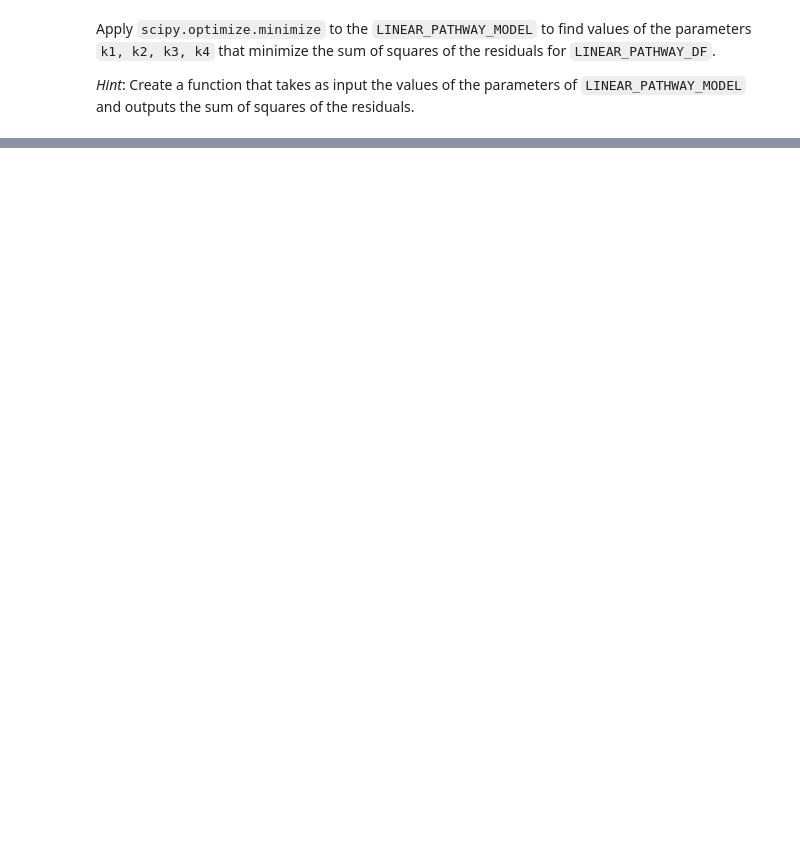
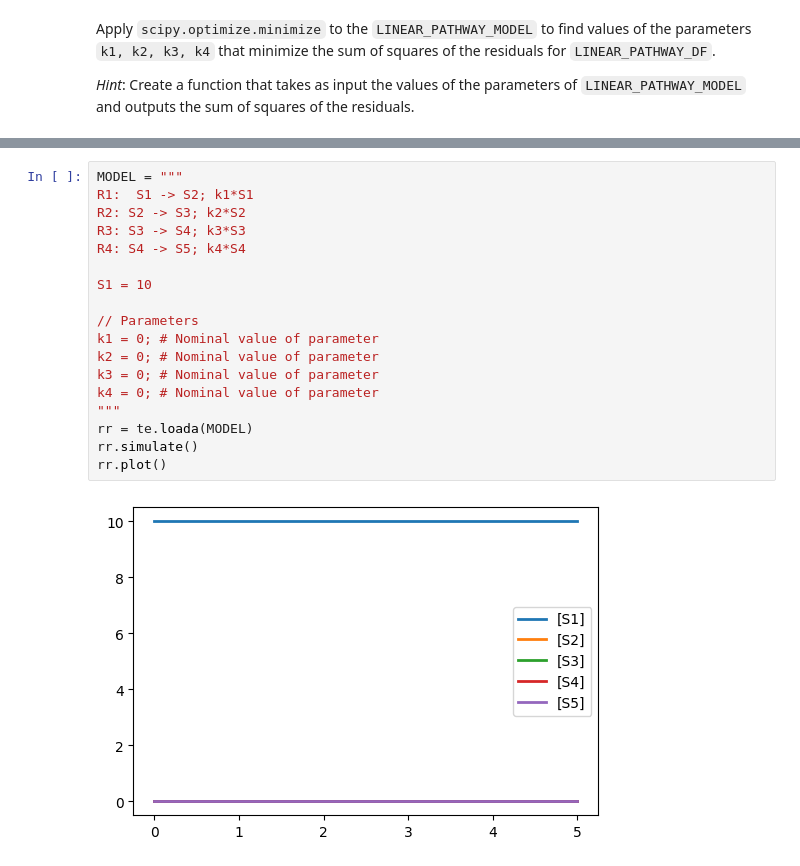
Before and after one commit to ModelEngineering/BIOEN-437, a Jupyter notebook: Lectures/Parameter-Fitting/4_optimization.ipynb, the cells around one changed output, grey strips where cells are left out. Saved outputs shown, nothing was run; the diff lists cells and outputs as text; blank space fills up the shorter version.

Commit message:
Updates to parameter optimization

```diff
--- a/Lectures/Parameter-Fitting/4-optimization.ipynb
+++ b/Lectures/Parameter-Fitting/4_optimization.ipynb
@@ -281,0 +325,20 @@ Apply ``scipy.optimize.minimize`` to the ``LINEAR_PATHWAY_MODEL`` to find values
+# %%
+MODEL = """
+R1:  S1 -> S2; k1*S1
+R2: S2 -> S3; k2*S2
+R3: S3 -> S4; k3*S3
+R4: S4 -> S5; k4*S4
+
+S1 = 10
+
+// Parameters
+k1 = 0; # Nominal value of parameter
+k2 = 0; # Nominal value of parameter
+k3 = 0; # Nominal value of parameter
+k4 = 0; # Nominal value of parameter
+"""
+rr = te.loada(MODEL)
+rr.simulate()
+rr.plot()
+# %% [output]
+[figure, added]
```
Also changed, not shown: parts of 20 cells of this notebook, 1 other file.
